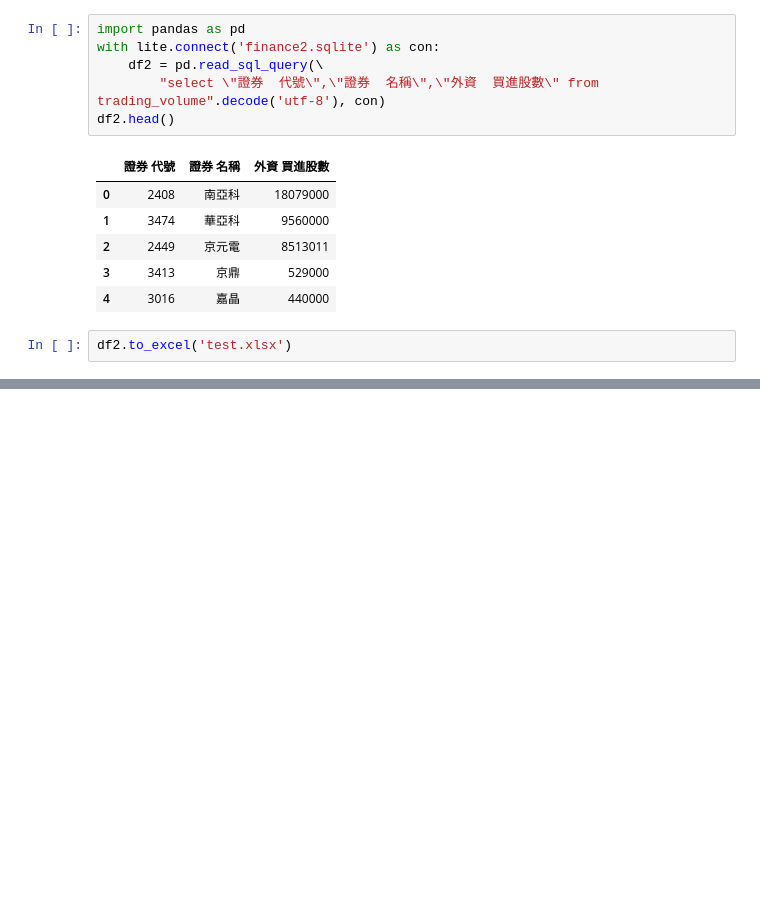
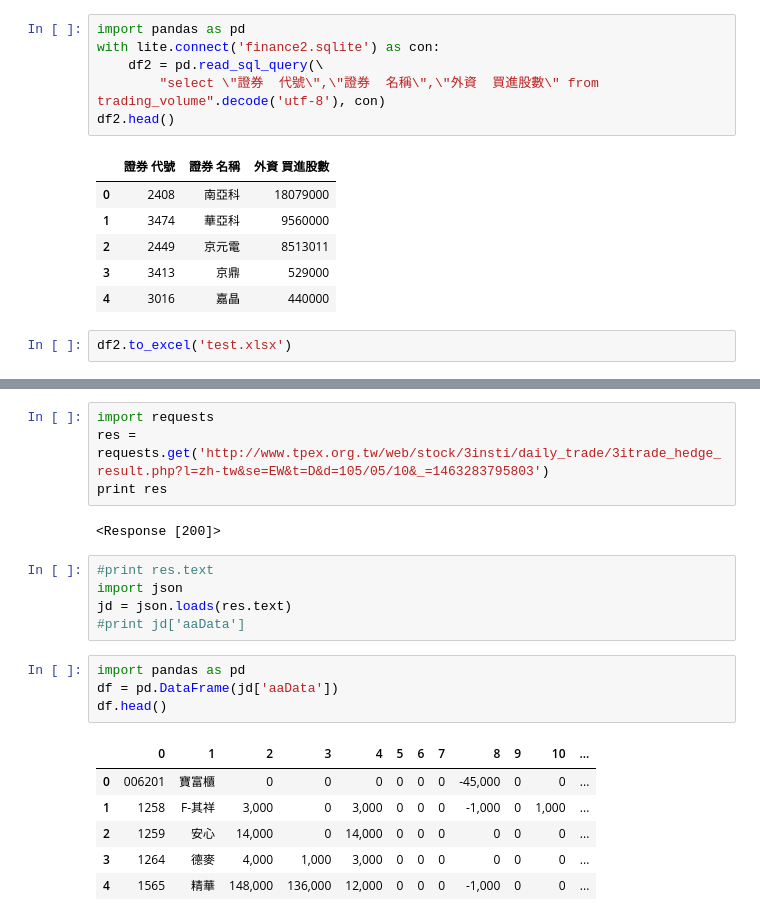
Before and after one commit to ywchiu/pyfinance, a Jupyter notebook: 20160515Demo.ipynb, the cells around one changed output, grey strips where cells are left out. Drawn from its saved outputs; the diff is of its cells as text; blank space fills up the shorter version.

```diff
--- a/20160515Demo.ipynb
+++ b/20160515Demo.ipynb
@@ -351,0 +428,22 @@ df2.to_excel('test.xlsx')
+# %%
+import requests
+res = requests.get('http://www.tpex.org.tw/web/stock/3insti/daily_trade/3itrade_hedge_result.php?l=zh-tw&se=EW&t=D&d=105/05/10&_=1463283795803')
+print res
+# %% [output]
+<Response [200]>
+# %%
+#print res.text
+import json
+jd = json.loads(res.text)
+#print jd['aaData']
+# %%
+import pandas as pd
+df = pd.DataFrame(jd['aaData'])
+df.head()
+# %% [output]
+|  | 0 | 1 | 2 | 3 | 4 | 5 | 6 | 7 | 8 | 9 | 10 | ... |
+| 0 | 006201 | 寶富櫃 | 0 | 0 | 0 | 0 | 0 | 0 | -45,000 | 0 | 0 | ... |
+| 1 | 1258 | F-其祥 | 3,000 | 0 | 3,000 | 0 | 0 | 0 | -1,000 | 0 | 1,000 | ... |
+| 2 | 1259 | 安心 | 14,000 | 0 | 14,000 | 0 | 0 | 0 | 0 | 0 | 0 | ... |
+| 3 | 1264 | 德麥 | 4,000 | 1,000 | 3,000 | 0 | 0 | 0 | 0 | 0 | 0 | ... |
+| 4 | 1565 | 精華 | 148,000 | 136,000 | 12,000 | 0 | 0 | 0 | -1,000 | 0 | 0 | ... |
```
Also changed, not shown: parts of 10 cells of this notebook.
